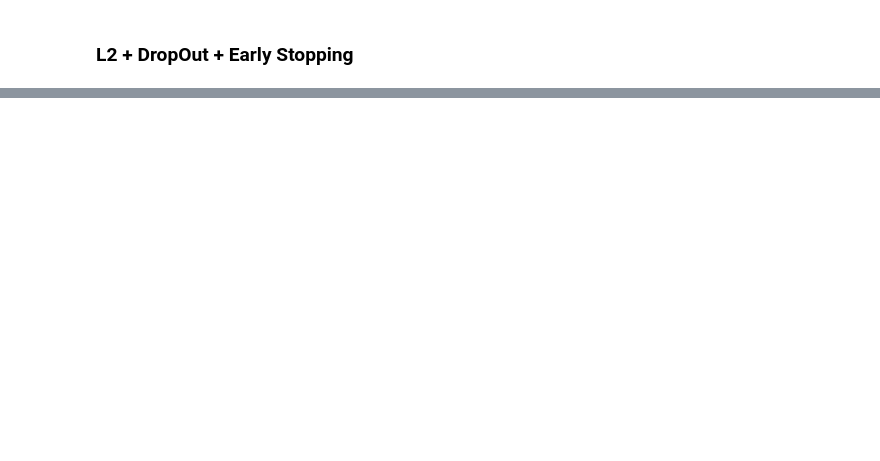
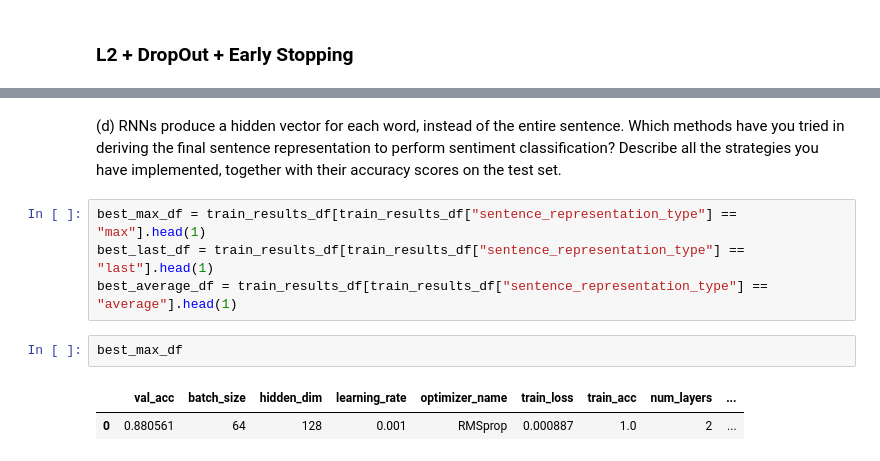
Before and after one commit to CLinnSheng/SC4002, a Jupyter notebook: part2.ipynb, the cells around one changed output, grey strips where cells are left out. Drawn from its saved outputs; the diff is of its cells as text; blank space fills up the shorter version.

```diff
--- a/part2.ipynb
+++ b/part2.ipynb
@@ -522,0 +537,14 @@ LOCAL_RANK: 0 - CUDA_VISIBLE_DEVICES: [0]
+# %% [markdown]
+(d) RNNs produce a hidden vector for each word, instead of the entire sentence. Which methods
+have you tried in deriving the final sentence representation to perform sentiment classification?
+Describe all the strategies you have implemented, together with their accuracy scores on the
+test set.
+# %%
+best_max_df = train_results_df[train_results_df["sentence_representation_type"] == "max"].head(1)
+best_last_df = train_results_df[train_results_df["sentence_representation_type"] == "last"].head(1)
+best_average_df = train_results_df[train_results_df["sentence_representation_type"] == "average"].head(1)
+# %%
+best_max_df
+# %% [output]
+|  | val_acc | batch_size | hidden_dim | learning_rate | optimizer_name | train_loss | train_acc | num_layers | ... |
+| 0 | 0.880561 | 64 | 128 | 0.001 | RMSprop | 0.000887 | 1.0 | 2 | ... |
```
Also changed, not shown: parts of 42 cells of this notebook, 6 other files.
